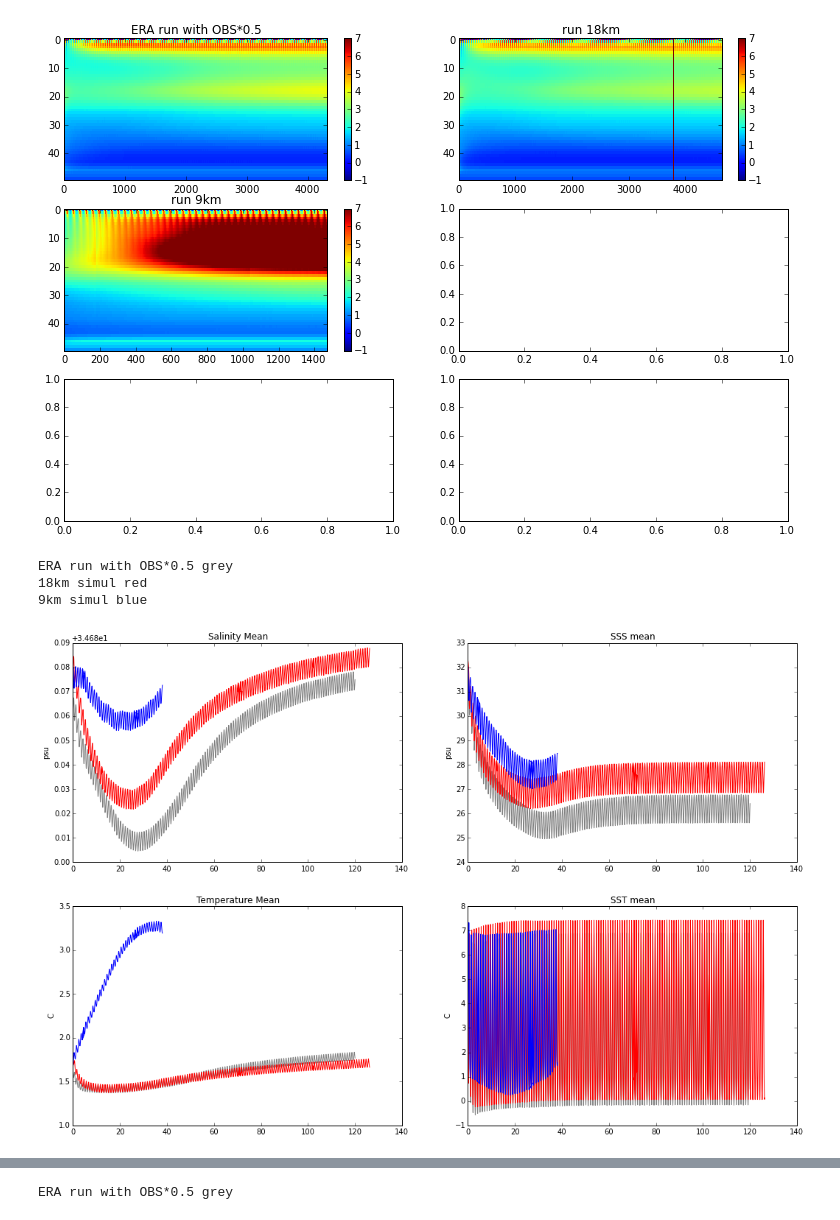
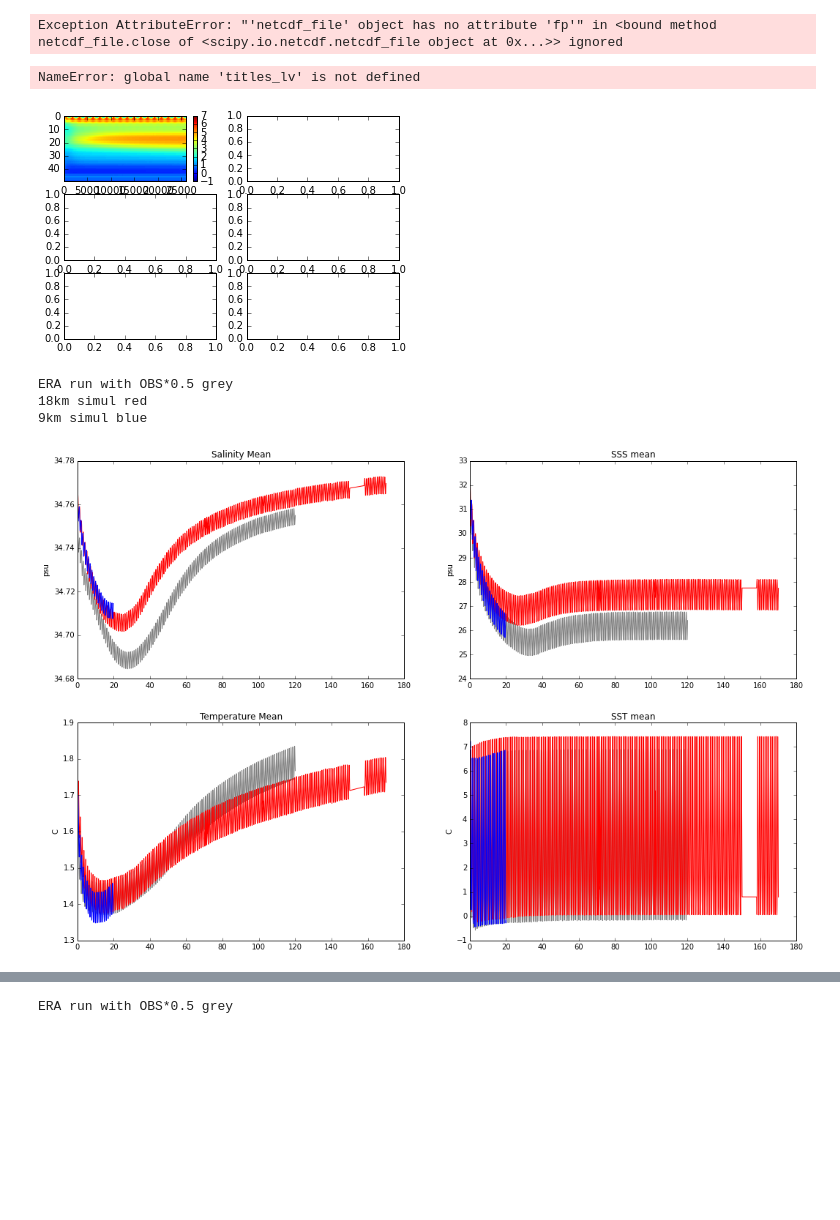
Before and after one commit to AlessandroMozzato/notebooks, a Jupyter notebook: Restart.ipynb, the cells around one changed output, grey strips where cells are left out. Saved outputs shown, nothing was run; the diff lists cells and outputs as text; code cells hidden in the pictures; blank space fills up the shorter version.

```diff
--- a/Restart.ipynb
+++ b/Restart.ipynb
@@ -92,0 +102,25 @@ run_9km.title('9km simul','blue')
+# %%
+run_ERA_tempcorr0 = MonitorRead()
+run_ERA_tempcorr0.readData('/hpcdata/scratch/am8e13/cs_36km_tutorial/run_tempcorrobcs/results/',[0,518400,1036800,1555200,2073600,2592000,3110400,3628800,4147200,4665600,5184000,5702400,6220800,6739200,7257600,7776000,8294400,8812800])
+run_ERA_tempcorr0.readDynStDiag('/hpcdata/scratch/am8e13/cs_36km_tutorial/run_tempcorrobcs/results/',[0,518400,1036800,1555200,2073600,2592000,3110400,3628800,4147200,4665600,5184000,5702400,6220800,6739200,7257600,7776000,8294400,8812800])
+run_ERA_tempcorr0.title('ERA run with OBS*0.5','grey')
+
+#run_ERA_tempcorr1 = MonitorRead()
+#run_ERA_tempcorr1.readData('/hpcdata/scratch/am8e13/cs_36km_tutorial/run_tempcorrobcs1/results/',[0,518400,1036800])
+#run_ERA_tempcorr1.readDynStDiag('/hpcdata/scratch/am8e13/cs_36km_tutorial/run_tempcorrobcs1/results/',[0,518400,1036800])
+#run_ERA_tempcorr1.title('ERA run with OBS*0.8','cyan')
+
+#run_ERA_tempcorr2 = MonitorRead()
+#run_ERA_tempcorr2.readData('/hpcdata/scratch/am8e13/cs_36km_tutorial/run_tempcorrobcs2/results/',[0,518400,1036800])
+#run_ERA_tempcorr2.readDynStDiag('/hpcdata/scratch/am8e13/cs_36km_tutorial/run_tempcorrobcs2/results/',[0,518400,1036800])
+#run_ERA_tempcorr2.title('ERA run with OBS*0.65','magenta')
+
+run_18km = MonitorRead()
+run_18km.readData('/hpcdata/scratch/am8e13/arctic420x384/run_tempcorr/results/',[0,311040,622080,933120,1244160,1555200,1814400,2125440,2436480,2643840,2954880,3265920,3576960,3888000,4199040,4510080,4821120,5132160])
+run_18km.readDynStDiag('/hpcdata/scratch/am8e13/arctic420x384/run_tempcorr/results/',[0,311040,622080,933120,1244160,1555200,1814400,2125440,2436480,2643840,2954880,3265920,3576960,3888000,4199040,4510080,4821120,5132160])
+run_18km.title('18km simul','red')#3784320,
+
+#run_9km = MonitorRead()
+#run_9km.readData('/hpcdata/scratch/am8e13/run_template_9km/run_tempcorr/results/',[0,138240,276480,414720,552960,691200])
+#run_9km.readDynStDiag('/hpcdata/scratch/am8e13/run_template_9km/run_tempcorr/results/',[0,138240,276480,414720,552960,691200])
+#run_9km.title('9km simul','blue')
@@ -124,7 +191,7 @@ monitor_list1 = {#'run_ERA_noobs' : run_ERA_noobs , 'run_ERA_notempobs' : run_ER
                #'run_JRA_first' : run_JRA_first ,  'run_JRA_noobs' : run_JRA_noobs , \
                #'run_ERA_obsonchucky' : run_ERA_obsonchucky , 'run_ERA1' : run_ERA1, \
                'run_ERA_tempcorr0' : run_ERA_tempcorr0 , \
-                #'run_ERA_tempcorr1' : run_ERA_tempcorr1, \
+               # 'run_ERA_tempcorr1' : run_ERA_tempcorr1, \
                #'run_ERA_tempcorr2' : run_ERA_tempcorr2 , \
                # 'run_JRA_tempcorr0' : run_JRA_tempcorr0, \
                #'run_JRA_tempcorr1' : run_JRA_tempcorr1 , \
@@ -134,7 +201,8 @@ monitor_list1 = {#'run_ERA_noobs' : run_ERA_noobs , 'run_ERA_notempobs' : run_ER
                # 'run_PHC_tempcorr1' : run_PHC_tempcorr1 , 'run_WOA_tempcorr1' : run_WOA_tempcorr1,\
                # 'run_PHC_tempcorr2' : run_PHC_tempcorr2 , 'run_WOA_tempcorr2' : run_WOA_tempcorr2
                'run_18km' : run_18km ,\
-               'run_9km' : run_9km
+               #'run_9km' : run_9km
 }
 #monitor_list = ['run_ERA_tempcorr0','run_JRA_tempcorr0','run_ERA_tempcorr1','run_JRA_tempcorr1',\
 #                'run_ERA_tempcorr2','run_JRA_tempcorr2']
+mon = {'run_18km':run_18km , }
@@ -141,20 +227,22 @@ monitor_list1 = {#'run_ERA_noobs' : run_ERA_noobs , 'run_ERA_notempobs' : run_ER
 # %%
-def plot_lv(monitor_list,var,vimin,vimax,cmap):
+def plot_lv(monitor_list,var,vimin,vimax,cmap,row=3,col=2):
     file2read1 = netcdf.NetCDFFile("/scratch/general/am8e13/results36km/grid.nc",'r')
     Z = file2read1.variables['Zp1']
     Z = Z[0:50]*1
-    fig, axes = plt.subplots(nrows=3, ncols=2)
+    fig, axes = plt.subplots(nrows=row, ncols=col)
     ax_ind = 0
     for mon in monitor_list:
-        ca = axes.flat[ax_ind].imshow(monitor_list1[mon].dataDyn[var].T,vmin = vimin, vmax = vimax,\
+        ca = axes.flat[ax_ind].imshow(monitor_list[mon].dataDyn[var].T,vmin = vimin, vmax = vimax,\
                     interpolation='nearest', cmap = cmap ,origin='upper', aspect='auto')
         cbar = fig.colorbar(ca , ax=axes.flat[ax_ind], )
         axes.flat[ax_ind].set_title(titles_lv[mon])
         ax_ind += 1
     fig.subplots_adjust(right=1.8,top=1.8)
-plot_lv(monitor_list,'theta_lv_mean',-1,7,matplotlib.cm.jet)
+plot_lv(monitor_list1,'theta_lv_mean',-1,7,matplotlib.cm.jet)
 # %% [output]
+Exception AttributeError: "'netcdf_file' object has no attribute 'fp'" in <bound method netcdf_file.close of <scipy.io.netcdf.netcdf_file object at 0x...>> ignored
+NameError: global name 'titles_lv' is not defined
-[figure, old version]
+[figure, new version]
 # %%
 monitor_list = {#'run_ERA_noobs' : run_ERA_noobs , 'run_ERA_notempobs' : run_ERA_notempobs , \
                #'run_JRA_first' : run_JRA_first ,  'run_JRA_noobs' : run_JRA_noobs , \
@@ -185,12 +273,12 @@ def plot_monitor(var_list):
 
     fig.subplots_adjust(right=2.4,top=2.4)
 # %%
-plot_monitor(['salt_mean','sss_mean','theta_mean','sst_mean'])
+plot_monitor(monitor_list,['salt_mean','sss_mean','theta_mean','sst_mean'])
 # %% [output]
 ERA run with OBS*0.5 grey
 18km simul red
 9km simul blue
-[figure, old version]
+[figure, new version]
 # %%
 plot_monitor(['vvel_mean','uvel_mean','ke_mean','eta_mean'])
 # %% [output]
```
Also changed, not shown: parts of 13 cells of this notebook, 5 other files.
